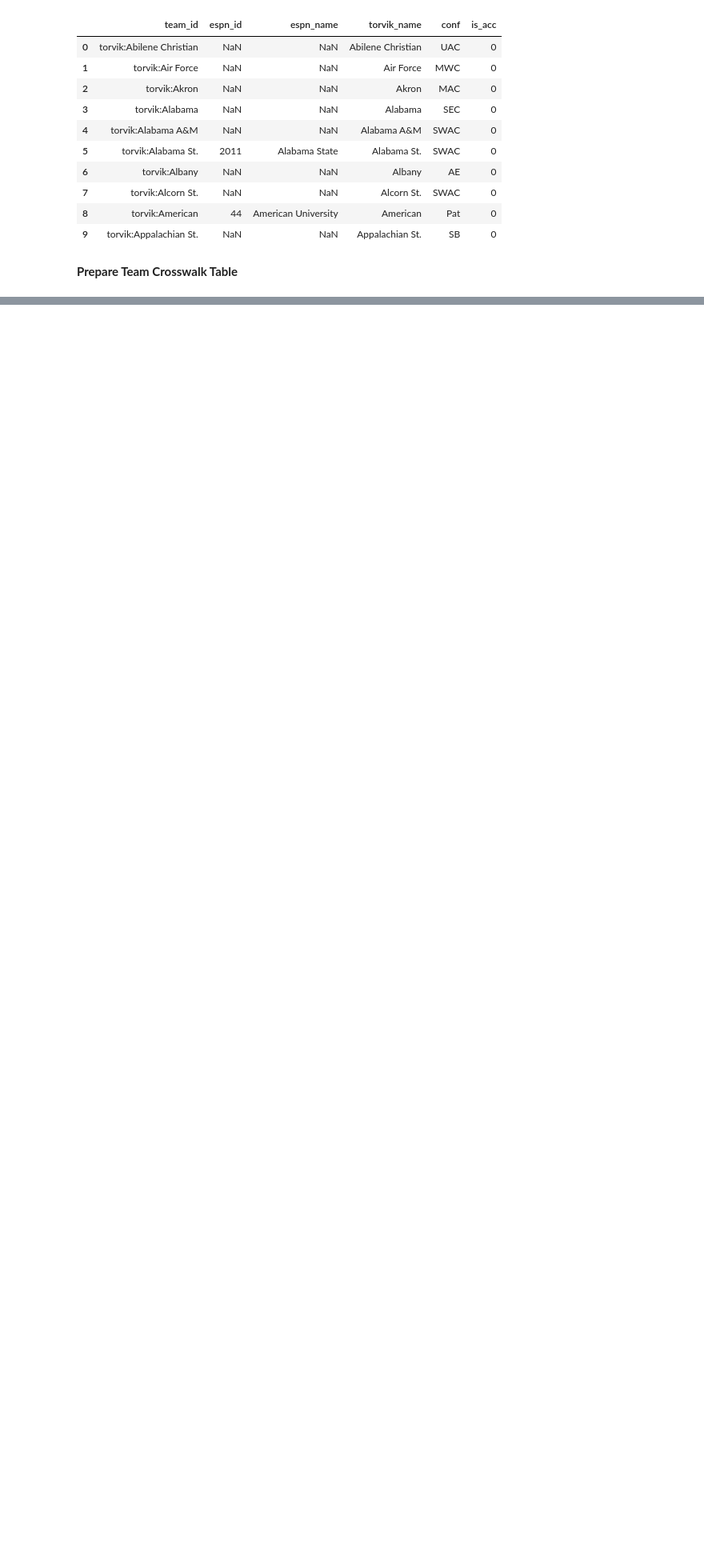
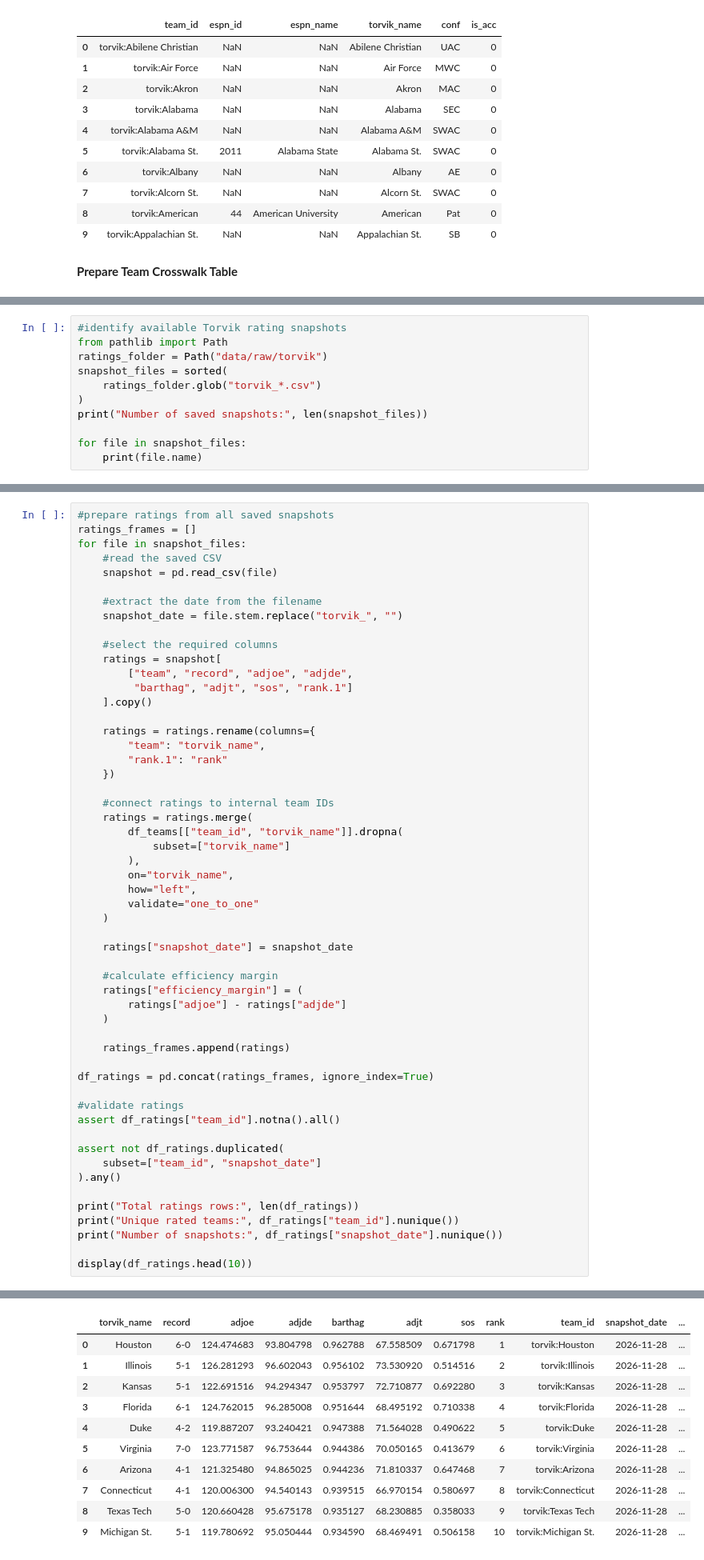
Before and after one commit to ekee7/acc_reality_check, a Jupyter notebook: ACC_Reality_Check.ipynb, the cells around one changed output, grey strips where cells are left out. Shown at 80% size. Saved outputs shown, nothing was run; the diff lists cells and outputs as text; blank space fills up the shorter version.

Commit message:
prepare ratings from all saved snapshots

```diff
--- a/ACC_Reality_Check.ipynb
+++ b/ACC_Reality_Check.ipynb
@@ -1367,0 +1370,11 @@ Name: count, dtype: int64
+# %%
+#identify available Torvik rating snapshots
+from pathlib import Path
+ratings_folder = Path("data/raw/torvik")
+snapshot_files = sorted(
+    ratings_folder.glob("torvik_*.csv")
+)
+print("Number of saved snapshots:", len(snapshot_files))
+
+for file in snapshot_files:
+    print(file.name)
@@ -1367,0 +1384,55 @@ Name: count, dtype: int64
+# %%
+#prepare ratings from all saved snapshots
+ratings_frames = []
+for file in snapshot_files:
+    #read the saved CSV
+    snapshot = pd.read_csv(file)
+
+    #extract the date from the filename
+    snapshot_date = file.stem.replace("torvik_", "")
+
+    #select the required columns
+    ratings = snapshot[
+        ["team", "record", "adjoe", "adjde",
+         "barthag", "adjt", "sos", "rank.1"]
+    ].copy()
+
+    ratings = ratings.rename(columns={
+        "team": "torvik_name",
+        "rank.1": "rank"
+    })
+
+    #connect ratings to internal team IDs
+    ratings = ratings.merge(
+        df_teams[["team_id", "torvik_name"]].dropna(
+            subset=["torvik_name"]
+        ),
+        on="torvik_name",
+        how="left",
+        validate="one_to_one"
+    )
+
+    ratings["snapshot_date"] = snapshot_date
+
+    #calculate efficiency margin
+    ratings["efficiency_margin"] = (
+        ratings["adjoe"] - ratings["adjde"]
+    )
+
+    ratings_frames.append(ratings)
+
+df_ratings = pd.concat(ratings_frames, ignore_index=True)
+
+#validate ratings
+assert df_ratings["team_id"].notna().all()
+
+assert not df_ratings.duplicated(
+    subset=["team_id", "snapshot_date"]
+).any()
+
+print("Total ratings rows:", len(df_ratings))
+print("Unique rated teams:", df_ratings["team_id"].nunique())
+print("Number of snapshots:", df_ratings["snapshot_date"].nunique())
+
+display(df_ratings.head(10))
+# %% [output]
@@ -1367,0 +1442,11 @@ Name: count, dtype: int64
+|  | torvik_name | record | adjoe | adjde | barthag | adjt | sos | rank | team_id | snapshot_date | ... |
+| 0 | Houston | 6-0 | 124.474683 | 93.804798 | 0.962788 | 67.558509 | 0.671798 | 1 | torvik:Houston | 2026-11-28 | ... |
+| 1 | Illinois | 5-1 | 126.281293 | 96.602043 | 0.956102 | 73.530920 | 0.514516 | 2 | torvik:Illinois | 2026-11-28 | ... |
+| 2 | Kansas | 5-1 | 122.691516 | 94.294347 | 0.953797 | 72.710877 | 0.692280 | 3 | torvik:Kansas | 2026-11-28 | ... |
+| 3 | Florida | 6-1 | 124.762015 | 96.285008 | 0.951644 | 68.495192 | 0.710338 | 4 | torvik:Florida | 2026-11-28 | ... |
+| 4 | Duke | 4-2 | 119.887207 | 93.240421 | 0.947388 | 71.564028 | 0.490622 | 5 | torvik:Duke | 2026-11-28 | ... |
+| 5 | Virginia | 7-0 | 123.771587 | 96.753644 | 0.944386 | 70.050165 | 0.413679 | 6 | torvik:Virginia | 2026-11-28 | ... |
+| 6 | Arizona | 4-1 | 121.325480 | 94.865025 | 0.944236 | 71.810337 | 0.647468 | 7 | torvik:Arizona | 2026-11-28 | ... |
+| 7 | Connecticut | 4-1 | 120.006300 | 94.540143 | 0.939515 | 66.970154 | 0.580697 | 8 | torvik:Connecticut | 2026-11-28 | ... |
+| 8 | Texas Tech | 5-0 | 120.660428 | 95.675178 | 0.935127 | 68.230885 | 0.358033 | 9 | torvik:Texas Tech | 2026-11-28 | ... |
+| 9 | Michigan St. | 5-1 | 119.780692 | 95.050444 | 0.934590 | 68.469491 | 0.506158 | 10 | torvik:Michigan St. | 2026-11-28 | ... |
```
Also changed, not shown: parts of 3 cells of this notebook.
